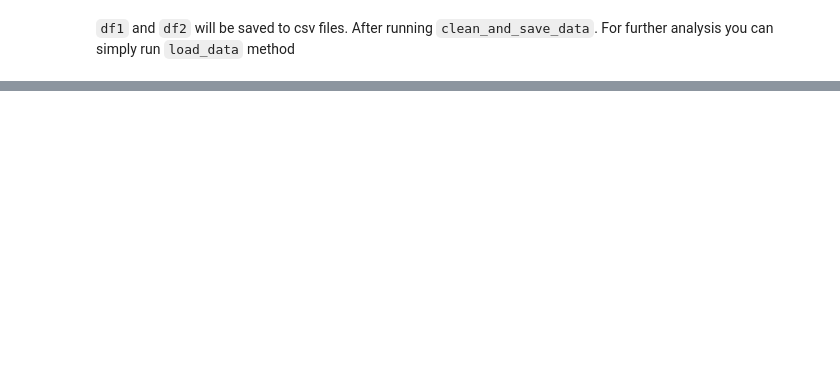
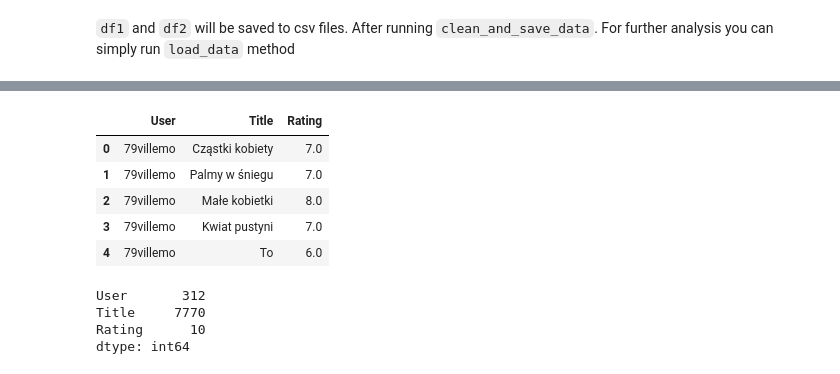
Before and after one commit to rogulforce/filmweb_recommendation_system, a Jupyter notebook: src/data_cleaning.ipynb, the cells around one changed output, grey strips where cells are left out. Cells and saved outputs as stored; diff of their text form; code cells hidden in the pictures; blank space fills up the shorter version.

```diff
--- a/src/data_cleaning.ipynb
+++ b/src/data_cleaning.ipynb
@@ -48,0 +52,16 @@ df2.head()
+# %%
+df1.head()
+# %% [output]
+|  | User | Title | Rating |
+| 0 | 79villemo | Cząstki kobiety | 7.0 |
+| 1 | 79villemo | Palmy w śniegu | 7.0 |
+| 2 | 79villemo | Małe kobietki | 8.0 |
+| 3 | 79villemo | Kwiat pustyni | 7.0 |
+| 4 | 79villemo | To | 6.0 |
+# %%
+df1.nunique()
+# %% [output]
+User       312
+Title     7770
+Rating      10
+dtype: int64
```
Also changed, not shown: parts of 8 cells of this notebook, 8 other files.
